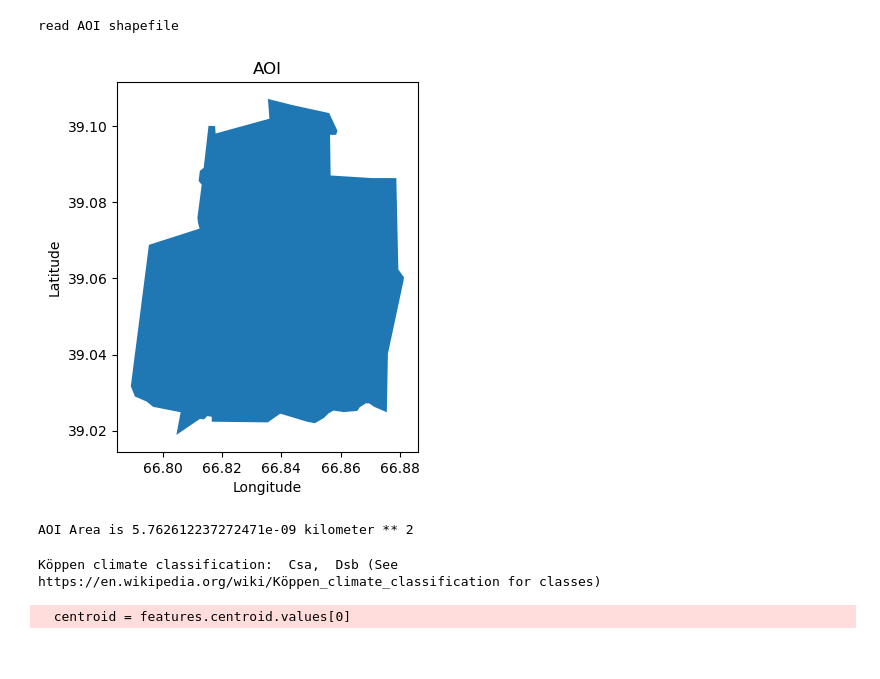
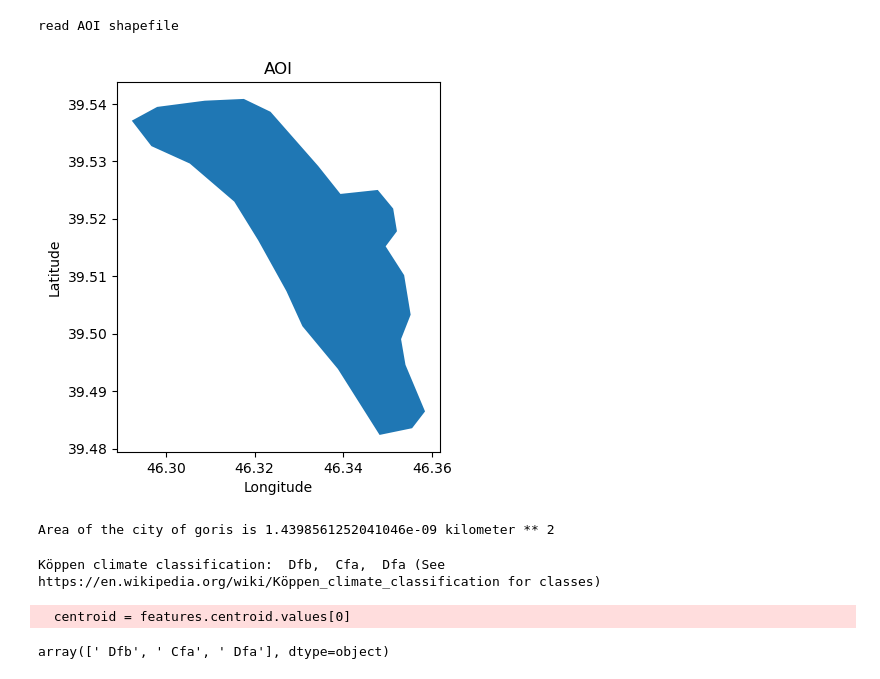
Before and after one commit to rosemaryturtle/city-scan-automation, a Jupyter notebook: scan_assembly.ipynb, the cells around one changed output. Saved outputs shown, nothing was run; the diff lists cells and outputs as text; code cells hidden in the pictures.

```diff
--- a/scan_assembly.ipynb
+++ b/scan_assembly.ipynb
@@ -2,7 +2,7 @@
 import yaml
 # %%
 # load menu
-with open("menu.yml", 'r') as f:
+with open("mnt/city-directories/01-user-input/menu.yml", 'r') as f:
     menu = yaml.safe_load(f)
 # %%
 if menu['all_stats']:
@@ -56,35 +61,37 @@ def print_text(x, linebreaks=2):
 
 # load city inputs files, to be updated for each city scan
 with open("city_inputs.yml", 'r') as f:
     city_inputs = yaml.safe_load(f)
 
 city = city_inputs['city_name'].replace(' ', '_').lower()
 country = city_inputs['country_name'].replace(' ', '_').lower()
 # load global inputs, such as data sources that generally remain the same across scans
 with open("global_inputs.yml", 'r') as f:
     global_inputs = yaml.safe_load(f)
 
 # Read AOI shapefile --------
 print('read AOI shapefile')
 # transform the input shp to correct prj (epsg 4326)
 aoi_file = gpd.read_file(city_inputs['AOI_path']).to_crs(epsg = 4326)
 features = aoi_file.geometry
 
 # Define output folder ---------
-output_folder = Path('output')
+output_folder = Path('mnt/city-directories/02-process-output')
+# Define render folder ---------
+render_folder = Path('mnt/city-directories/03-render-output')
 
 if not os.path.exists(output_folder):
     os.mkdir(output_folder)
 
 fig, ax = plt.subplots()
 features.plot(ax=ax)
 plt.title('AOI')
 plt.xlabel('Longitude')
 plt.ylabel('Latitude')
 plt.show()
 # %% [output]
 read AOI shapefile
-[figure, old version]
+[figure, new version]
 # %%
 #AOI AREA
 def calculate_aoi_area(features):
@@ -103,9 +110,9 @@ def calculate_aoi_area(features):
 
 
 area = calculate_aoi_area(features)
-print(f"AOI Area is {area}")
+print(f"Area of the city of {city} is {area}")
 # %% [output]
-AOI Area is 5.762612237272471e-09 kilometer ** 2
+Area of the city of goris is 1.4398561252041046e-09 kilometer ** 2
 # %%
 #Climate
 def get_koeppen_classification():
@@ -137,9 +144,8 @@ def get_koeppen_classification():
 
     # Return Köppen climate classification if needed
     return koeppen_city
-
-# Example usage:
-koeppen_classification = get_koeppen_classification()
+get_koeppen_classification()
 # %% [output]
-Köppen climate classification:  Csa,  Dsb (See https://en.wikipedia.org/wiki/Köppen_climate_classification for classes)
+Köppen climate classification:  Dfb,  Cfa,  Dfa (See https://en.wikipedia.org/wiki/Köppen_climate_classification for classes)
   centroid = features.centroid.values[0]
+array([' Dfb', ' Cfa', ' Dfa'], dtype=object)
```
Also changed, not shown: parts of 22 cells of this notebook.
